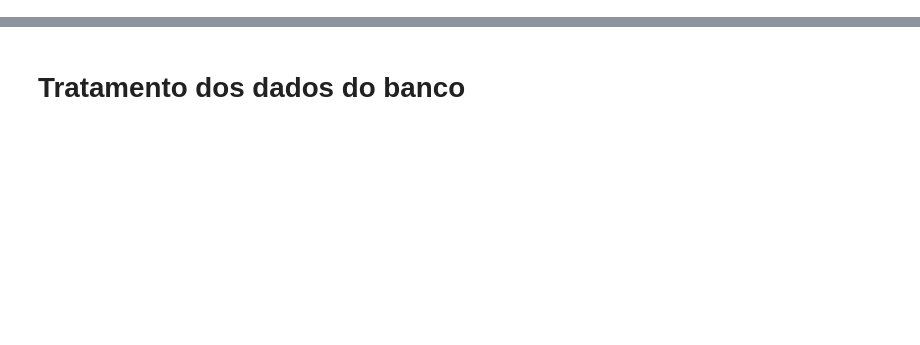
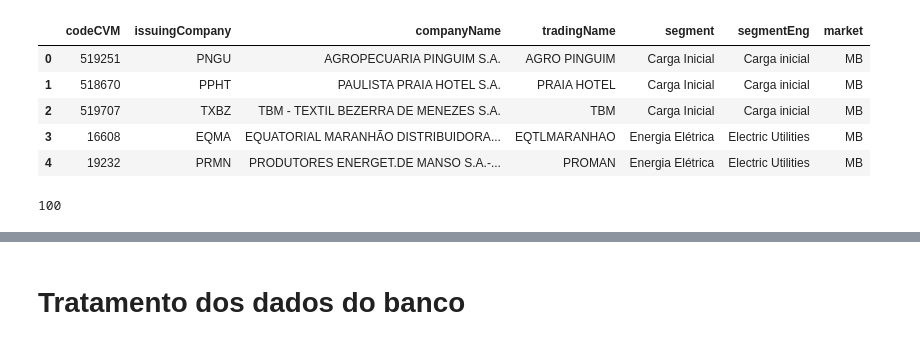
Before and after one commit to Strke12i/b3_indicators, a Jupyter notebook: data_analysis/indicadores_analise.ipynb, the cells around one changed output, grey strips where cells are left out. Cells and saved outputs as stored; diff of their text form; code cells hidden in the pictures; blank space fills up the shorter version.

```diff
--- a/data_analysis/indicadores_analise.ipynb
+++ b/data_analysis/indicadores_analise.ipynb
@@ -34,0 +36,14 @@ print(execute_query("select count(*) from dados_relatorio"))
+# %%
+empresas_selecionadas.head()
+# %% [output]
+|  | codeCVM | issuingCompany | companyName | tradingName | segment | segmentEng | market |
+| 0 | 519251 | PNGU | AGROPECUARIA PINGUIM S.A. | AGRO PINGUIM | Carga Inicial | Carga inicial | MB |
+| 1 | 518670 | PPHT | PAULISTA PRAIA HOTEL S.A. | PRAIA HOTEL | Carga Inicial | Carga inicial | MB |
+| 2 | 519707 | TXBZ | TBM - TEXTIL BEZERRA DE MENEZES S.A. | TBM | Carga Inicial | Carga inicial | MB |
+| 3 | 16608 | EQMA | EQUATORIAL MARANHÃO DISTRIBUIDORA... | EQTLMARANHAO | Energia Elétrica | Electric Utilities | MB |
+| 4 | 19232 | PRMN | PRODUTORES ENERGET.DE MANSO S.A.-... | PROMAN | Energia Elétrica | Electric Utilities | MB |
+# %%
+code_cvms = empresas_selecionadas['codeCVM'].unique()
+print(len(code_cvms))
+# %% [output]
+100
```
Also changed, not shown: parts of 47 cells of this notebook, 16 other files.
